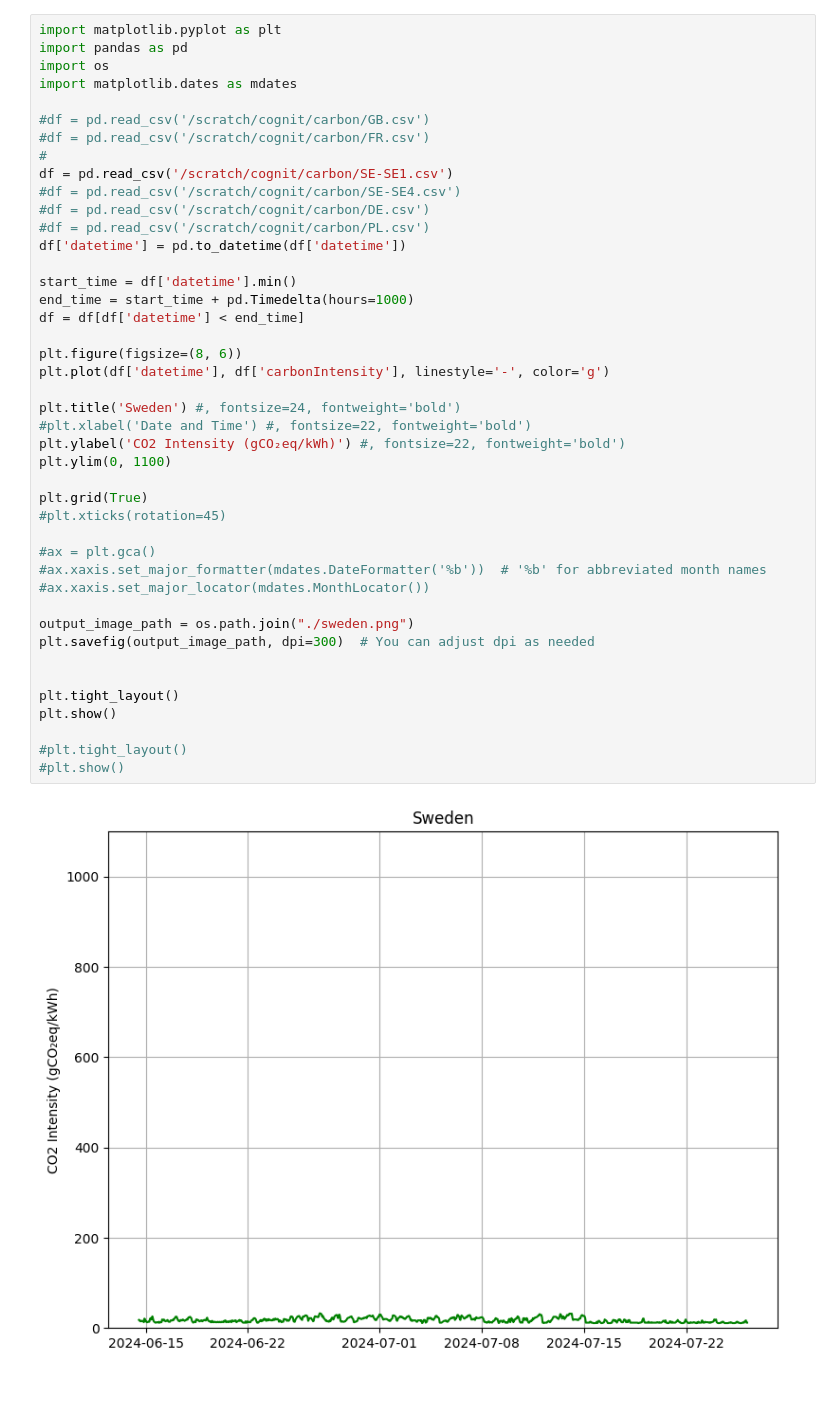
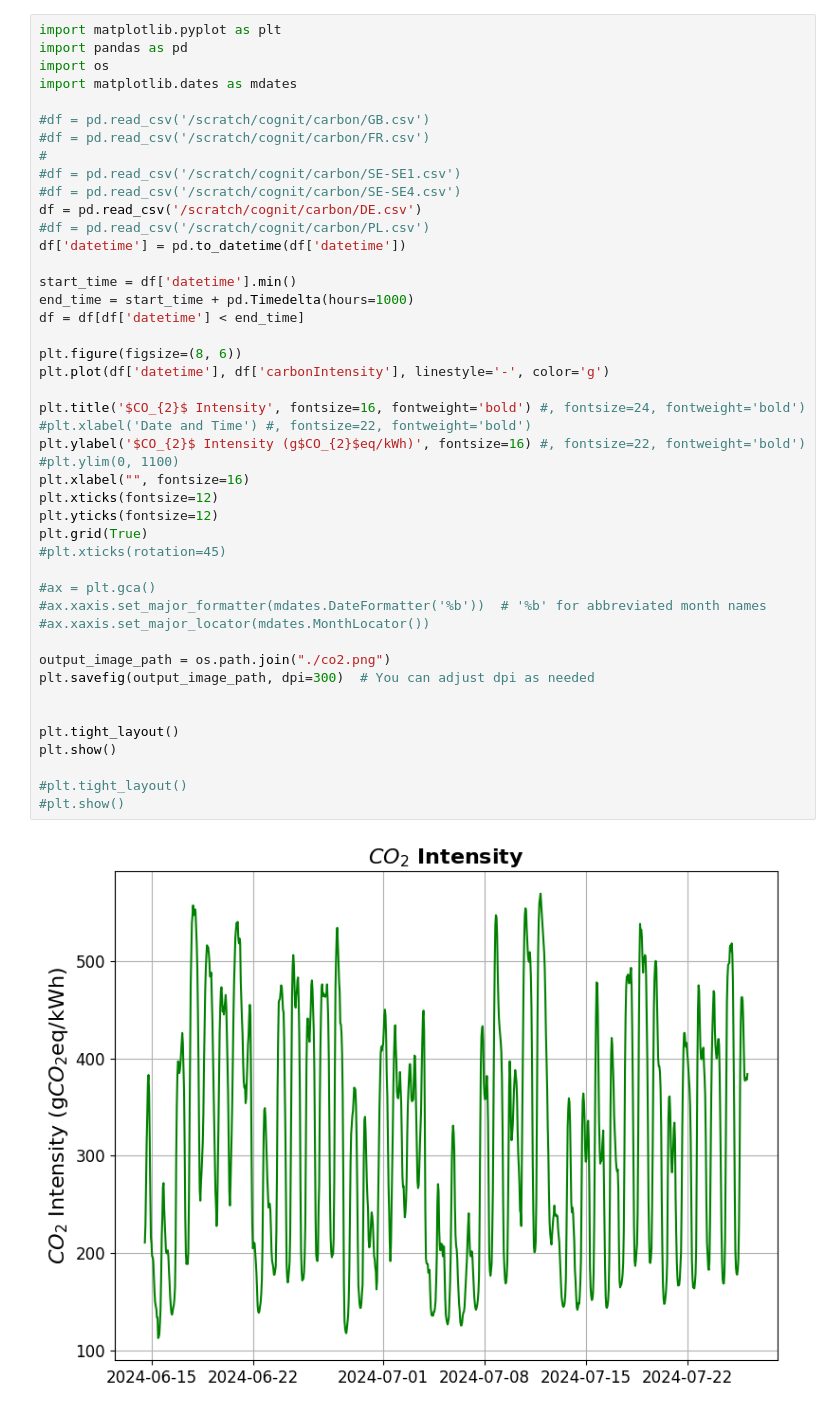
Before and after one commit to johankristianss/carbonsim, a Jupyter notebook: notebooks/PlotCarbonIntensity.ipynb, the cells around one changed output. Drawn from its saved outputs; the diff is of its cells as text.

```diff
--- a/notebooks/PlotCarbonIntensity.ipynb
+++ b/notebooks/PlotCarbonIntensity.ipynb
@@ -7,39 +7,41 @@ import matplotlib.dates as mdates
 #df = pd.read_csv('/scratch/cognit/carbon/GB.csv')
 #df = pd.read_csv('/scratch/cognit/carbon/FR.csv')
 #
-df = pd.read_csv('/scratch/cognit/carbon/SE-SE1.csv')
+#df = pd.read_csv('/scratch/cognit/carbon/SE-SE1.csv')
 #df = pd.read_csv('/scratch/cognit/carbon/SE-SE4.csv')
-#df = pd.read_csv('/scratch/cognit/carbon/DE.csv')
+df = pd.read_csv('/scratch/cognit/carbon/DE.csv')
 #df = pd.read_csv('/scratch/cognit/carbon/PL.csv')
 df['datetime'] = pd.to_datetime(df['datetime'])
 
 start_time = df['datetime'].min()
 end_time = start_time + pd.Timedelta(hours=1000)
 df = df[df['datetime'] < end_time]
 
 plt.figure(figsize=(8, 6))
 plt.plot(df['datetime'], df['carbonIntensity'], linestyle='-', color='g')
 
-plt.title('Sweden') #, fontsize=24, fontweight='bold')
+plt.title('$CO_{2}$ Intensity', fontsize=16, fontweight='bold') #, fontsize=24, fontweight='bold')
 #plt.xlabel('Date and Time') #, fontsize=22, fontweight='bold')
-plt.ylabel('CO2 Intensity (gCO₂eq/kWh)') #, fontsize=22, fontweight='bold')
-plt.ylim(0, 1100)
-
+plt.ylabel('$CO_{2}$ Intensity (g$CO_{2}$eq/kWh)', fontsize=16) #, fontsize=22, fontweight='bold')
+#plt.ylim(0, 1100)
+plt.xlabel("", fontsize=16)
+plt.xticks(fontsize=12)
+plt.yticks(fontsize=12)
 plt.grid(True)
 #plt.xticks(rotation=45)
 
 #ax = plt.gca()
 #ax.xaxis.set_major_formatter(mdates.DateFormatter('%b'))  # '%b' for abbreviated month names
 #ax.xaxis.set_major_locator(mdates.MonthLocator())
 
-output_image_path = os.path.join("./sweden.png")
+output_image_path = os.path.join("./co2.png")
 plt.savefig(output_image_path, dpi=300)  # You can adjust dpi as needed
 
 
 plt.tight_layout()
 plt.show()
 
 #plt.tight_layout()
 #plt.show()
 # %% [output]
-[figure, old version]
+[figure, new version]
```
Also changed, not shown: 10 other files.
